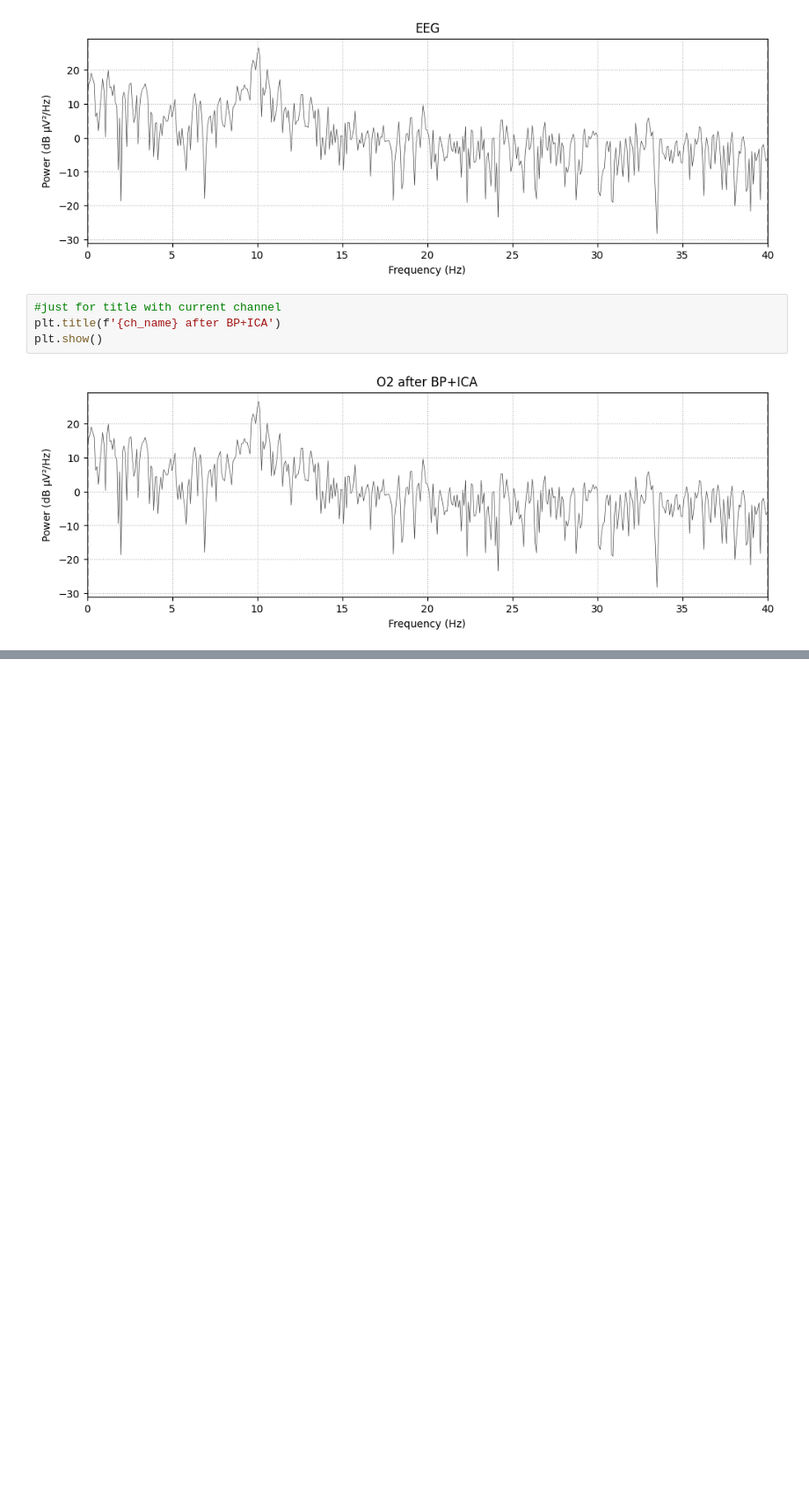
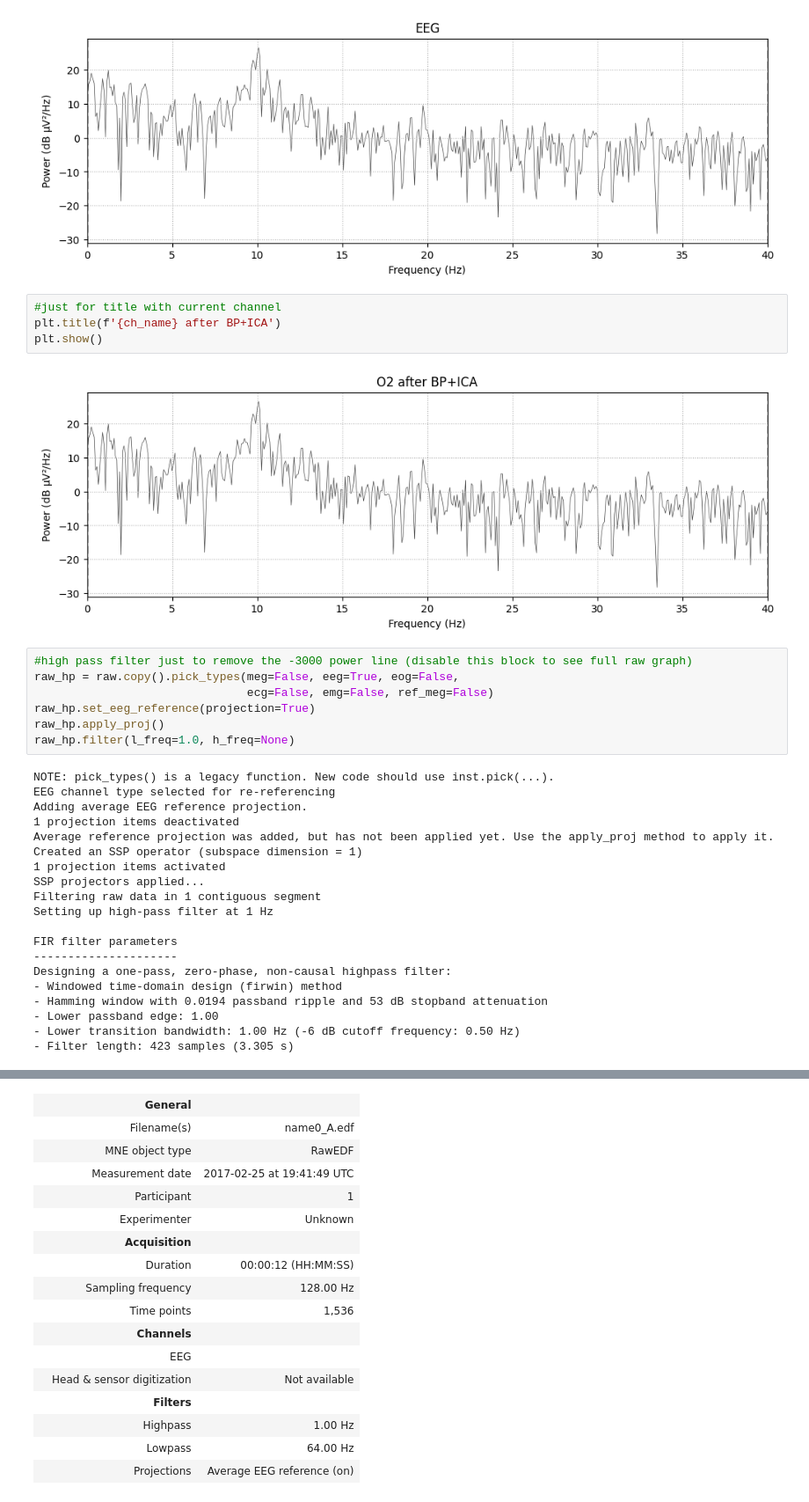
Before and after one commit to RM25BAM/DashaX_NeuroSpeak, a Jupyter notebook: software/preprocessing/eeg_fft.ipynb, the cells around one changed output, grey strips where cells are left out. Shown at 88% size. Cells and saved outputs as stored; diff of their text form; blank space fills up the shorter version.

```diff
--- a/software/preprocessing/eeg_fft.ipynb
+++ b/software/preprocessing/eeg_fft.ipynb
@@ -131,3 +142,30 @@ plt.title(f'{ch_name} after BP+ICA')
 plt.show()
 # %% [output]
 [figure]
+# %%
+#high pass filter just to remove the -3000 power line (disable this block to see full raw graph)
+raw_hp = raw.copy().pick_types(meg=False, eeg=True, eog=False,
+                               ecg=False, emg=False, ref_meg=False)
+raw_hp.set_eeg_reference(projection=True)
+raw_hp.apply_proj()
+raw_hp.filter(l_freq=1.0, h_freq=None)
+# %% [output]
+NOTE: pick_types() is a legacy function. New code should use inst.pick(...).
+EEG channel type selected for re-referencing
+Adding average EEG reference projection.
+1 projection items deactivated
+Average reference projection was added, but has not been applied yet. Use the apply_proj method to apply it.
+Created an SSP operator (subspace dimension = 1)
+1 projection items activated
+SSP projectors applied...
+Filtering raw data in 1 contiguous segment
+Setting up high-pass filter at 1 Hz
+
+FIR filter parameters
+---------------------
+Designing a one-pass, zero-phase, non-causal highpass filter:
+- Windowed time-domain design (firwin) method
+- Hamming window with 0.0194 passband ripple and 53 dB stopband attenuation
+- Lower passband edge: 1.00
+- Lower transition bandwidth: 1.00 Hz (-6 dB cutoff frequency: 0.50 Hz)
+- Filter length: 423 samples (3.305 s)
@@ -133,0 +174,17 @@ plt.show()
+|  | General |  |
+|  | Filename(s) | name0_A.edf |
+|  | MNE object type | RawEDF |
+|  | Measurement date | 2017-02-25 at 19:41:49 UTC |
+|  | Participant | 1 |
+|  | Experimenter | Unknown |
+|  | Acquisition |  |
+|  | Duration | 00:00:12 (HH:MM:SS) |
+|  | Sampling frequency | 128.00 Hz |
+|  | Time points | 1,536 |
+|  | Channels |  |
+|  | EEG |  |
+|  | Head & sensor digitization | Not available |
+|  | Filters |  |
+|  | Highpass | 1.00 Hz |
+|  | Lowpass | 64.00 Hz |
+|  | Projections | Average EEG reference (on) |
```
Also changed, not shown: parts of 4 cells of this notebook.
